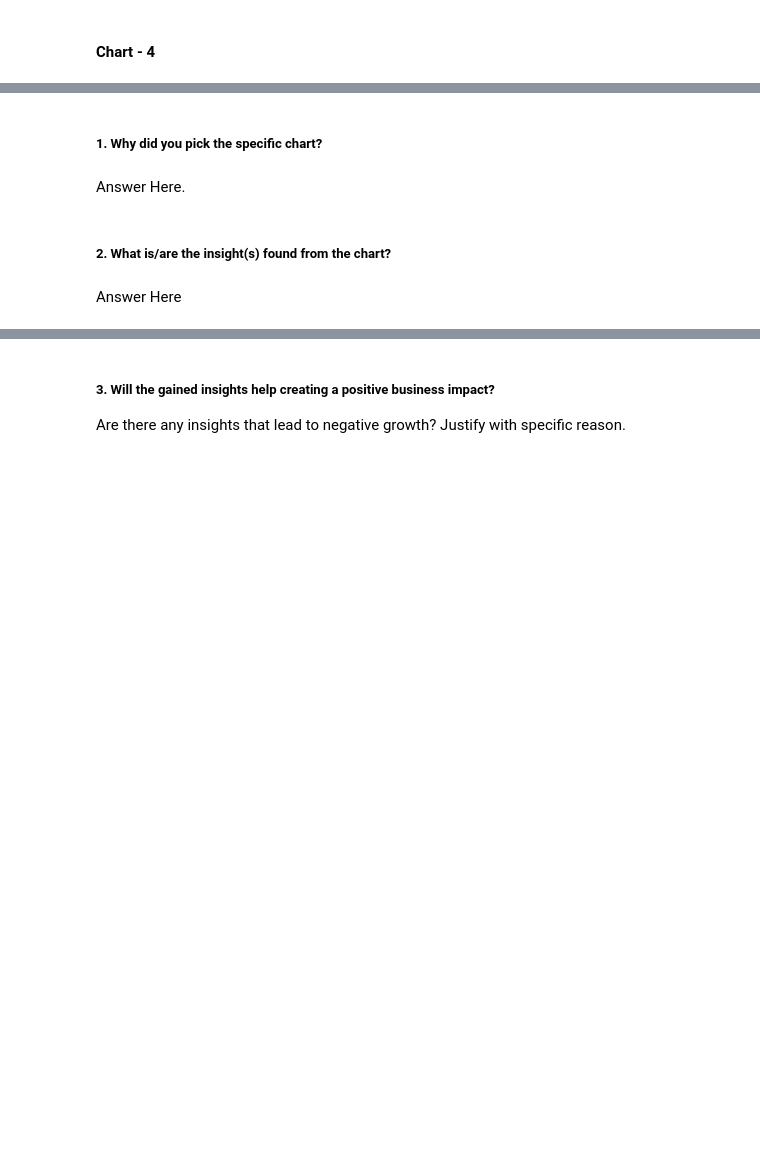
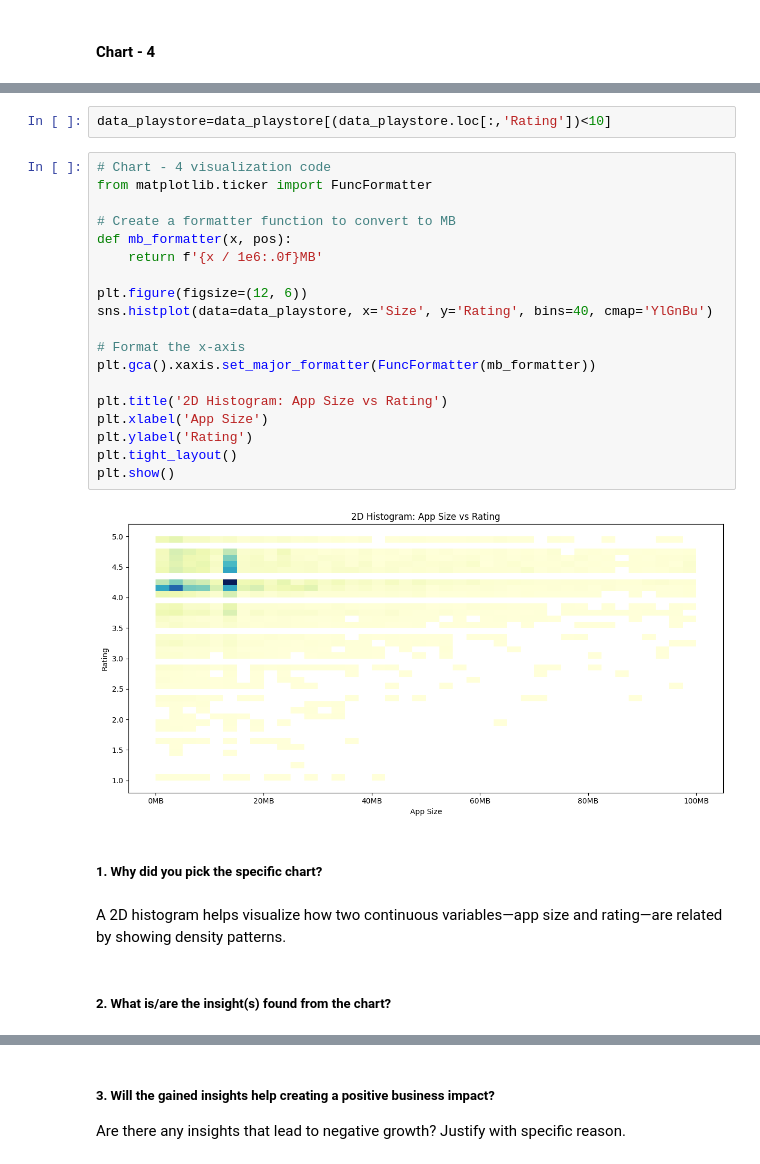
Before and after one commit to manojDOX/Play-Store-App-Review-Analysis-EDA, a Jupyter notebook: Play_Store_App_Review_Analysis_EDA.ipynb, the cells around one changed output, grey strips where cells are left out. Saved outputs shown, nothing was run; the diff lists cells and outputs as text; blank space fills up the shorter version.

```diff
--- a/Play_Store_App_Review_Analysis_EDA.ipynb
+++ b/Play_Store_App_Review_Analysis_EDA.ipynb
@@ -897,8 +971,29 @@ Answer Here
+# %%
+data_playstore=data_playstore[(data_playstore.loc[:,'Rating'])<10]
+# %%
+# Chart - 4 visualization code
+from matplotlib.ticker import FuncFormatter
+
+# Create a formatter function to convert to MB
+def mb_formatter(x, pos):
+    return f'{x / 1e6:.0f}MB'
+
+plt.figure(figsize=(12, 6))
+sns.histplot(data=data_playstore, x='Size', y='Rating', bins=40, cmap='YlGnBu')
+
+# Format the x-axis
+plt.gca().xaxis.set_major_formatter(FuncFormatter(mb_formatter))
+
+plt.title('2D Histogram: App Size vs Rating')
+plt.xlabel('App Size')
+plt.ylabel('Rating')
+plt.tight_layout()
+plt.show()
+# %% [output]
+[figure, added]
 # %% [markdown]
 ##### 1. Why did you pick the specific chart?
-# %% [markdown]
-Answer Here.
+# %% [markdown]
+A 2D histogram helps visualize how two continuous variables—app size and rating—are related by showing density patterns.
 # %% [markdown]
 ##### 2. What is/are the insight(s) found from the chart?
-# %% [markdown]
-Answer Here
```
Also changed, not shown: parts of 76 cells of this notebook.
